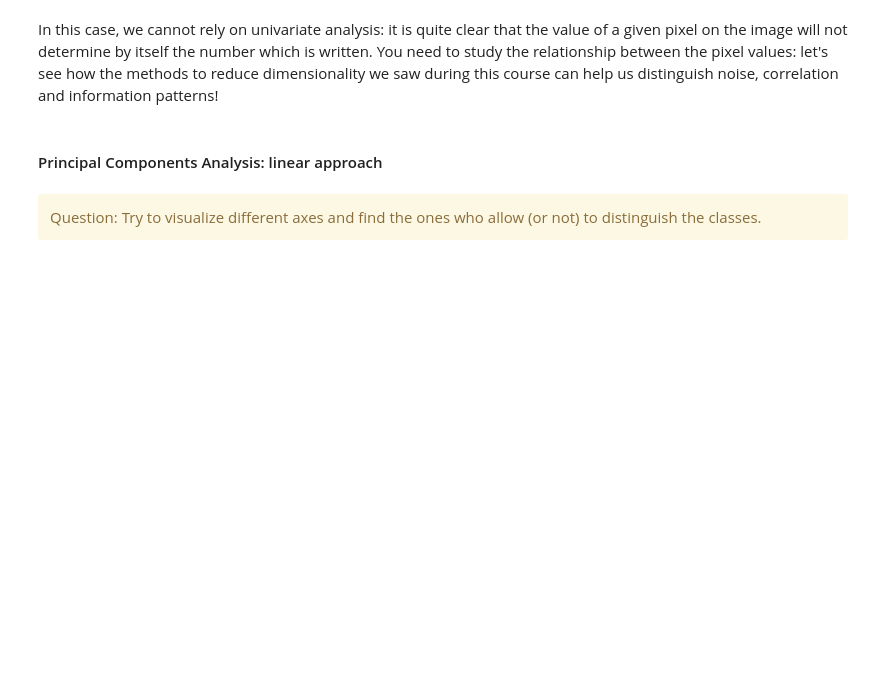
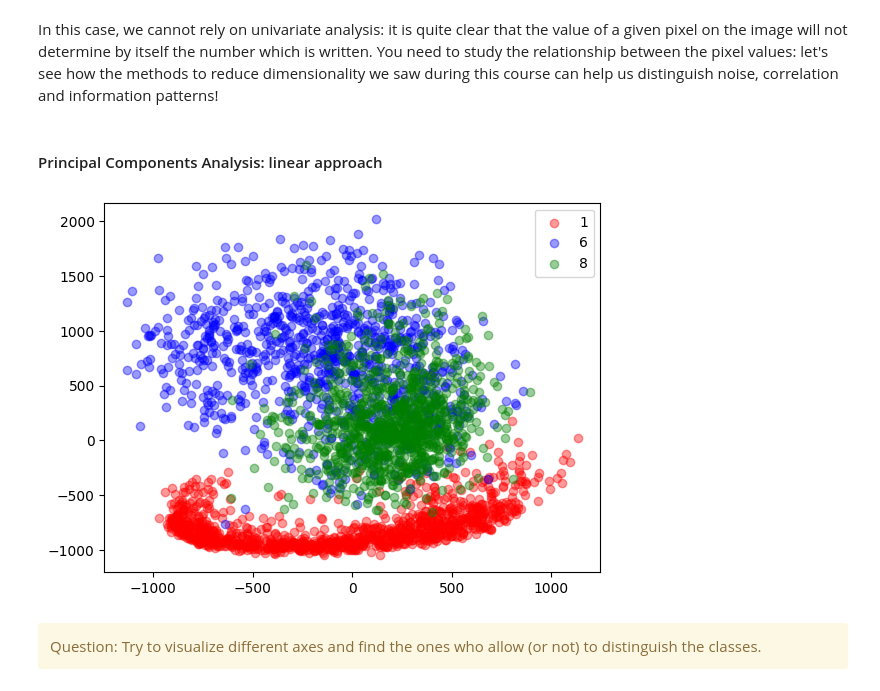
Before and after one commit to HR-Supaero/deep-learning, a Jupyter notebook: DR/dimensionality_reduction_class-empty.ipynb, the cells around one changed output. Saved outputs shown, nothing was run; the diff lists cells and outputs as text; code cells hidden in the pictures; blank space fills up the shorter version.

```diff
--- a/DR/dimensionality_reduction_class-empty.ipynb
+++ b/DR/dimensionality_reduction_class-empty.ipynb
@@ -76,15 +112,17 @@ pca = PCA(n_components=X.shape[1])
 XPCA = pca.fit_transform(X)
 # %%
 ## Choose the axes you want to visualize
-component_x = 1
-component_y = 2
+component_x = 3
+component_y = 1
 
 ## Plotting
 fig, ax = plt.subplots()
 for i in range(len(labels)):
     ax.scatter(XPCA[y == labels[i],component_x-1], XPCA[y == labels[i],component_y-1], c=colors[i], label=labels[i], alpha=0.4)
 
 l = ax.legend()
+# %% [output]
+[figure, added]
 # %% [markdown]
 <div class="alert alert-warning">
 Question: Try to visualize different axes and find the ones who allow (or not) to distinguish the classes.
```
Also changed, not shown: parts of 6 cells of this notebook.
